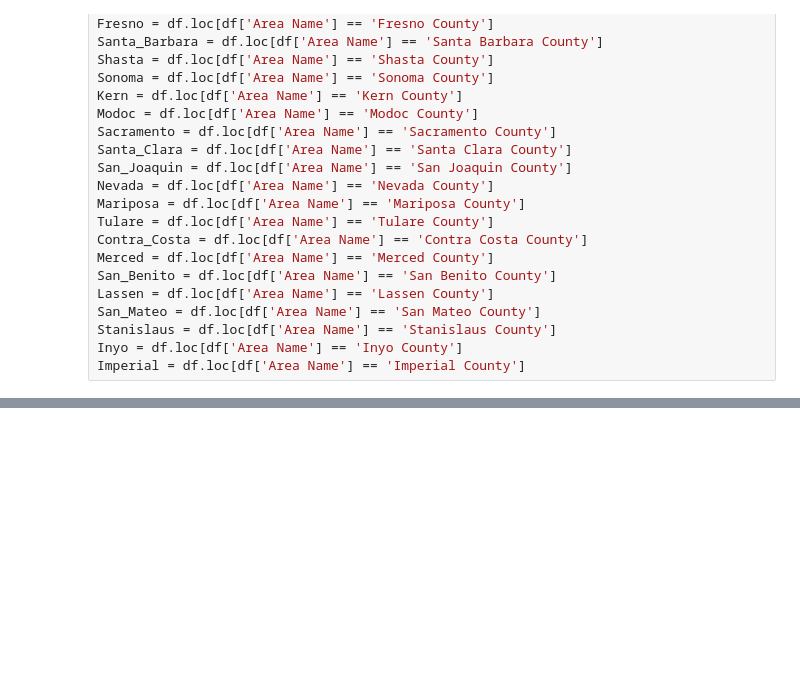
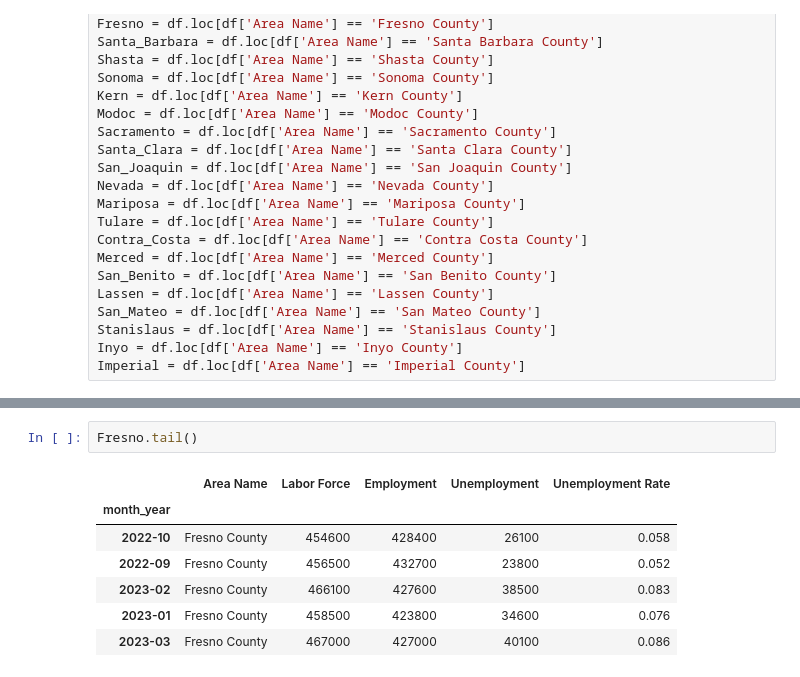
Before and after one commit to joshstruggles/Local-Area-Unemployment-Statistics-California, a Jupyter notebook: time_series_analysis.ipynb, the cells around one changed output, grey strips where cells are left out. Saved outputs shown, nothing was run; the diff lists cells and outputs as text; blank space fills up the shorter version.

```diff
--- a/time_series_analysis.ipynb
+++ b/time_series_analysis.ipynb
@@ -159,0 +174,10 @@ dtype: float64
+# %%
+Fresno.tail()
+# %% [output]
+|  | Area Name | Labor Force | Employment | Unemployment | Unemployment Rate |
+| month_year |  |  |  |  |  |
+| 2022-10 | Fresno County | 454600 | 428400 | 26100 | 0.058 |
+| 2022-09 | Fresno County | 456500 | 432700 | 23800 | 0.052 |
+| 2023-02 | Fresno County | 466100 | 427600 | 38500 | 0.083 |
+| 2023-01 | Fresno County | 458500 | 423800 | 34600 | 0.076 |
+| 2023-03 | Fresno County | 467000 | 427000 | 40100 | 0.086 |
```
Also changed, not shown: parts of 16 cells of this notebook, 1 other file.
